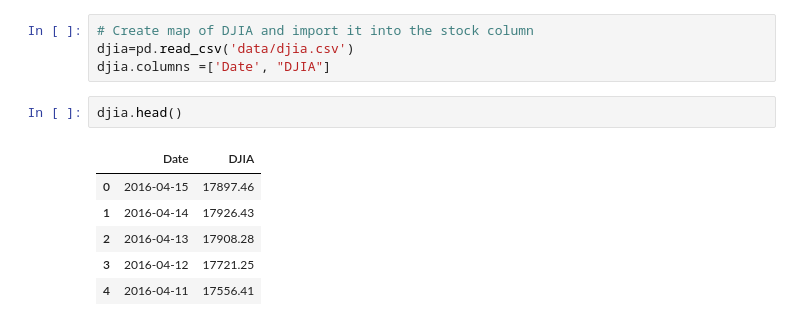
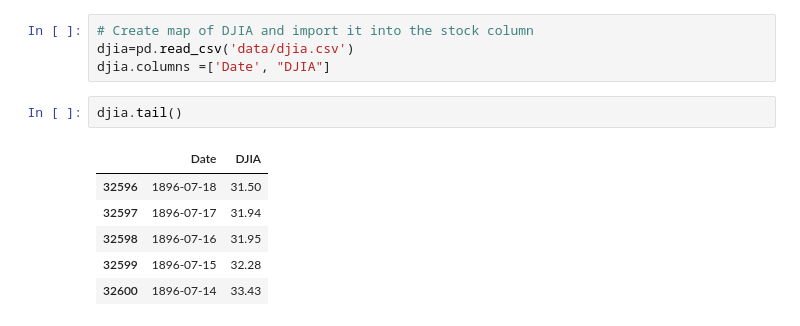
Before and after one commit to capt-alien/Lyft_stock_project, a Jupyter notebook: Lyft_project.ipynb, the cells around one changed output. Saved outputs shown, nothing was run; the diff lists cells and outputs as text.

```diff
--- a/Lyft_project.ipynb
+++ b/Lyft_project.ipynb
@@ -176,14 +176,14 @@ cmb_index = super_index(tech_index, transportation_index)
 djia=pd.read_csv('data/djia.csv')
 djia.columns =['Date', "DJIA"]
 # %%
-djia.head()
+djia.tail()
 # %% [output]
 |  | Date | DJIA |
-| 0 | 2016-04-15 | 17897.46 |
-| 1 | 2016-04-14 | 17926.43 |
-| 2 | 2016-04-13 | 17908.28 |
-| 3 | 2016-04-12 | 17721.25 |
-| 4 | 2016-04-11 | 17556.41 |
+| 32596 | 1896-07-18 | 31.50 |
+| 32597 | 1896-07-17 | 31.94 |
+| 32598 | 1896-07-16 | 31.95 |
+| 32599 | 1896-07-15 | 32.28 |
+| 32600 | 1896-07-14 | 33.43 |
 # %%
 def import_process_stock(stock): #Stock is a stock code string
     """Uploads the data from Quandl and runs through the various
```
Also changed, not shown: parts of 31 cells of this notebook, 1 other file.
